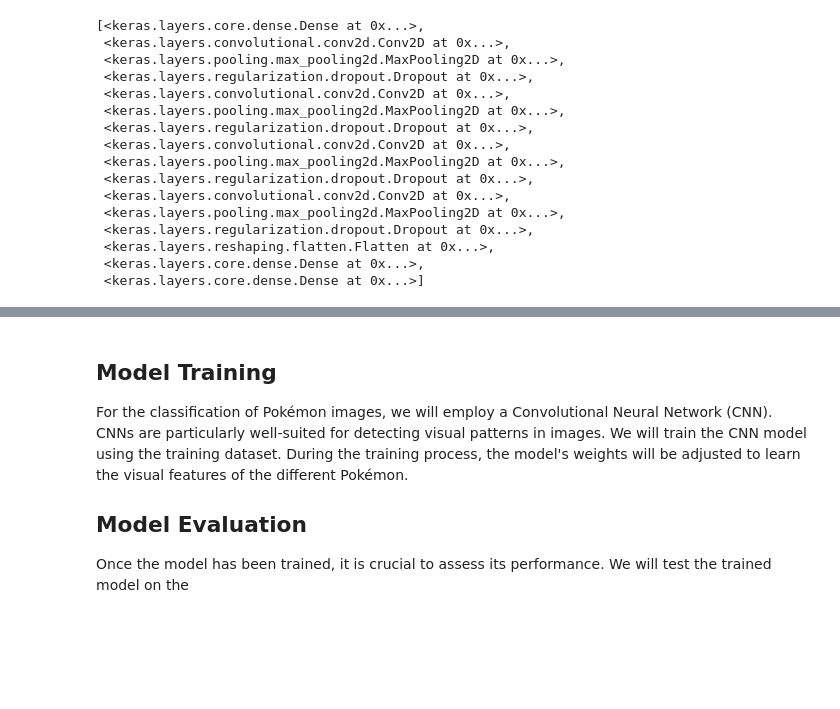
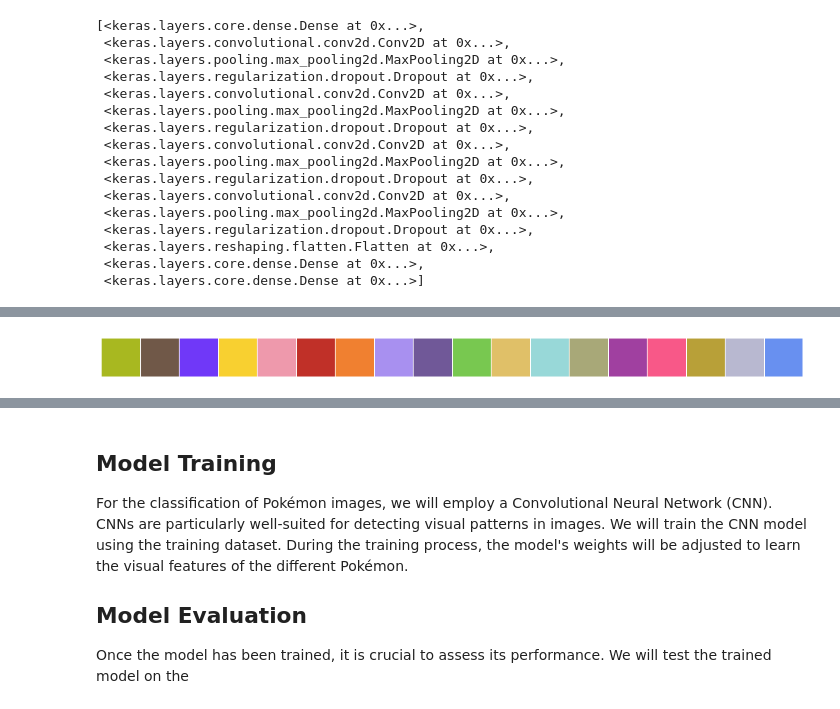
Before and after one commit to ILPATHERA/ML2_Pokemonclassifier, a Jupyter notebook: ML2_Image_Classification.ipynb, the cells around one changed output, grey strips where cells are left out. Drawn from its saved outputs; the diff is of its cells as text; code cells hidden in the pictures; blank space fills up the shorter version.

```diff
--- a/ML2_Image_Classification.ipynb
+++ b/ML2_Image_Classification.ipynb
@@ -654,0 +652,27 @@ model2.layers
+# %%
+custom_colors = {
+    'Bug': '#a8b820',
+    'Dark': '#705848',
+    'Dragon': '#7038f8',
+    'Electric': '#f8d030',
+    'Fairy': '#ee99ac',
+    'Fighting': '#c03028',
+    'Fire': '#f08030',
+    'Flying': '#a890f0',
+    'Ghost': '#705898',
+    'Grass': '#78c850',
+    'Ground': '#e0c068',
+    'Ice': '#98d8d8',
+    'Normal': '#a8a878',
+    'Poison': '#a040a0',
+    'Psychic': '#f85888',
+    'Rock': '#b8a038',
+    'Steel': '#b8b8d0',
+    'Water': '#6890f0'
+}
+
+sns.set(font_scale=1.25)
+sns.set_palette(sns.color_palette(custom_colors.values()))
+sns.palplot(sns.color_palette(custom_colors.values()),size=1)
+# %% [output]
+[figure, added]
```
Also changed, not shown: parts of 43 cells of this notebook.
